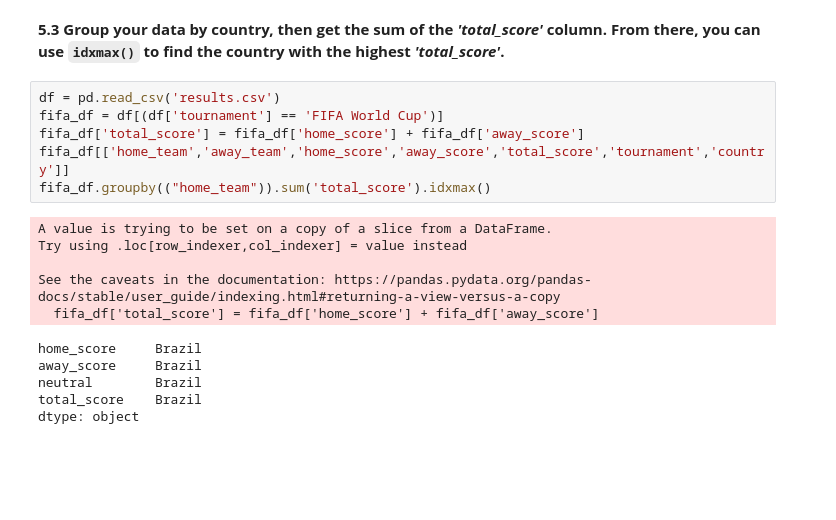
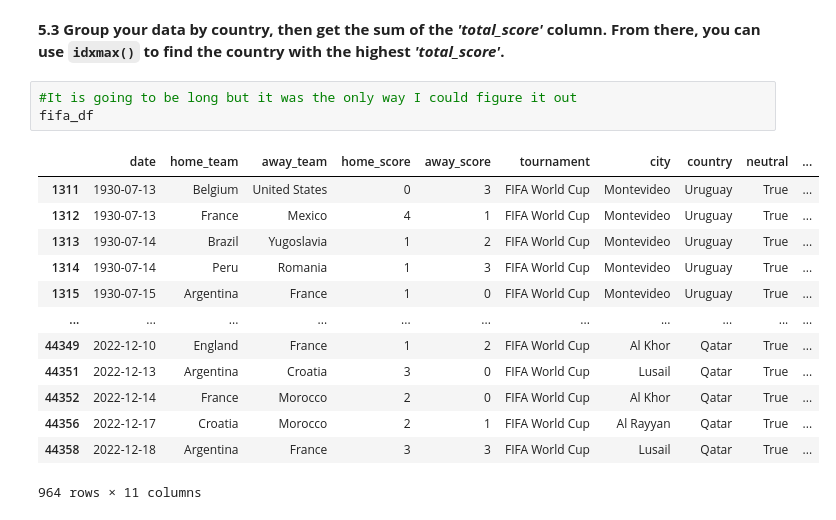
Before and after one commit to jomaly15/DS-admissions-challenge, a Jupyter notebook: JO - Project Submission.ipynb, the cells around one changed output. Saved outputs shown, nothing was run; the diff lists cells and outputs as text; blank space fills up the shorter version.

```diff
--- a/JO - Project Submission.ipynb
+++ b/JO - Project Submission.ipynb
@@ -199,19 +199,19 @@ See the caveats in the documentation: https://pandas.pydata.org/pandas-docs/stab
 # %% [markdown]
 **5.3 Group your data by country, then get the sum of the _'total_score'_ column. From there, you can use `idxmax()` to find the country with the highest _'total_score'_.**
-# %%
-df = pd.read_csv('results.csv')
-fifa_df = df[(df['tournament'] == 'FIFA World Cup')]
-fifa_df['total_score'] = fifa_df['home_score'] + fifa_df['away_score']
-fifa_df[['home_team','away_team','home_score','away_score','total_score','tournament','country']]
-fifa_df.groupby(("home_team")).sum('total_score').idxmax()
-# %% [output]
-A value is trying to be set on a copy of a slice from a DataFrame.
-Try using .loc[row_indexer,col_indexer] = value instead
-
-See the caveats in the documentation: https://pandas.pydata.org/pandas-docs/stable/user_guide/indexing.html#returning-a-view-versus-a-copy
-  fifa_df['total_score'] = fifa_df['home_score'] + fifa_df['away_score']
-home_score     Brazil
-away_score     Brazil
-neutral        Brazil
-total_score    Brazil
-dtype: object
+# %%
+#It is going to be long but it was the only way I could figure it out
+fifa_df
+# %% [output]
+|  | date | home_team | away_team | home_score | away_score | tournament | city | country | neutral | ... |
+| 1311 | 1930-07-13 | Belgium | United States | 0 | 3 | FIFA World Cup | Montevideo | Uruguay | True | ... |
+| 1312 | 1930-07-13 | France | Mexico | 4 | 1 | FIFA World Cup | Montevideo | Uruguay | True | ... |
+| 1313 | 1930-07-14 | Brazil | Yugoslavia | 1 | 2 | FIFA World Cup | Montevideo | Uruguay | True | ... |
+| 1314 | 1930-07-14 | Peru | Romania | 1 | 3 | FIFA World Cup | Montevideo | Uruguay | True | ... |
+| 1315 | 1930-07-15 | Argentina | France | 1 | 0 | FIFA World Cup | Montevideo | Uruguay | True | ... |
+| ... | ... | ... | ... | ... | ... | ... | ... | ... | ... | ... |
+| 44349 | 2022-12-10 | England | France | 1 | 2 | FIFA World Cup | Al Khor | Qatar | True | ... |
+| 44351 | 2022-12-13 | Argentina | Croatia | 3 | 0 | FIFA World Cup | Lusail | Qatar | True | ... |
+| 44352 | 2022-12-14 | France | Morocco | 2 | 0 | FIFA World Cup | Al Khor | Qatar | True | ... |
+| 44356 | 2022-12-17 | Croatia | Morocco | 2 | 1 | FIFA World Cup | Al Rayyan | Qatar | True | ... |
+| 44358 | 2022-12-18 | Argentina | France | 3 | 3 | FIFA World Cup | Lusail | Qatar | True | ... |
+964 rows × 11 columns
```
Also changed, not shown: parts of 7 cells of this notebook.
